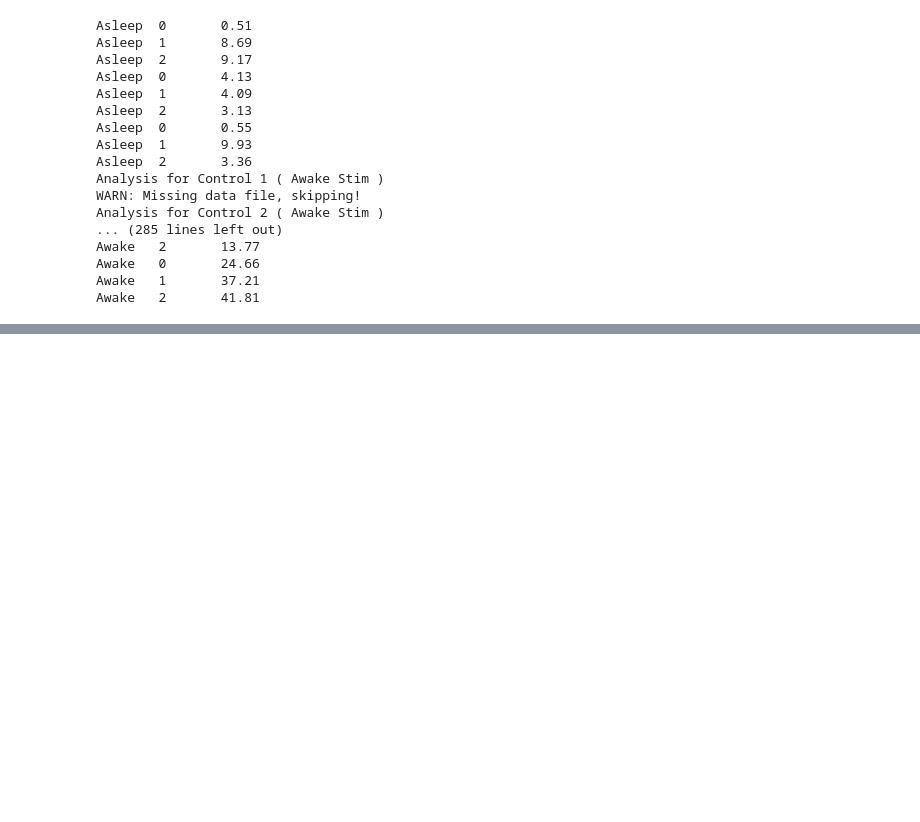
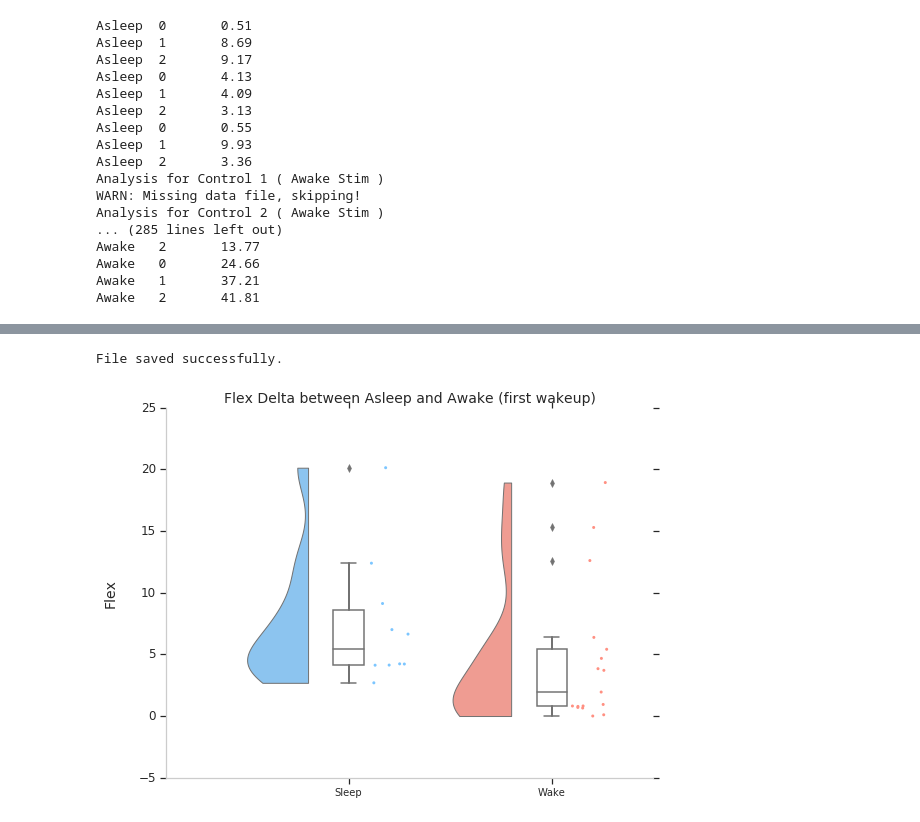
Before and after one commit to eyalperry88/openSleep, a Jupyter notebook: data_analysis/analyze.ipynb, the cells around one changed output, grey strips where cells are left out. Cells and saved outputs as stored; diff of their text form; code cells hidden in the pictures; blank space fills up the shorter version.

```diff
--- a/data_analysis/analyze.ipynb
+++ b/data_analysis/analyze.ipynb
@@ -580,0 +584,16 @@ flex_deltas_asleep[0]
+# %%
+flex_deltas_asleep_cut = flex_deltas_asleep[0]
+flex_deltas_asleep_cut.remove(max(flex_deltas_asleep_cut))
+
+data_to_plot = [flex_deltas_asleep_cut, flex_deltas_awake[0]] #, eda_deltas_awake[1], eda_deltas_asleep[1], eda_deltas_awake[2], eda_deltas_asleep[2]]
+raincloud_plot(
+    data_to_plot,
+    title = "Flex Delta between Asleep and Awake (first wakeup)",
+    xlabel = "",
+    ylabel = "Flex",
+    filename = "abs_deltas_flex",
+    width = 0.6
+)
+# %% [output]
+File saved successfully.
+[figure, added]
```
Also changed, not shown: parts of 9 cells of this notebook.
